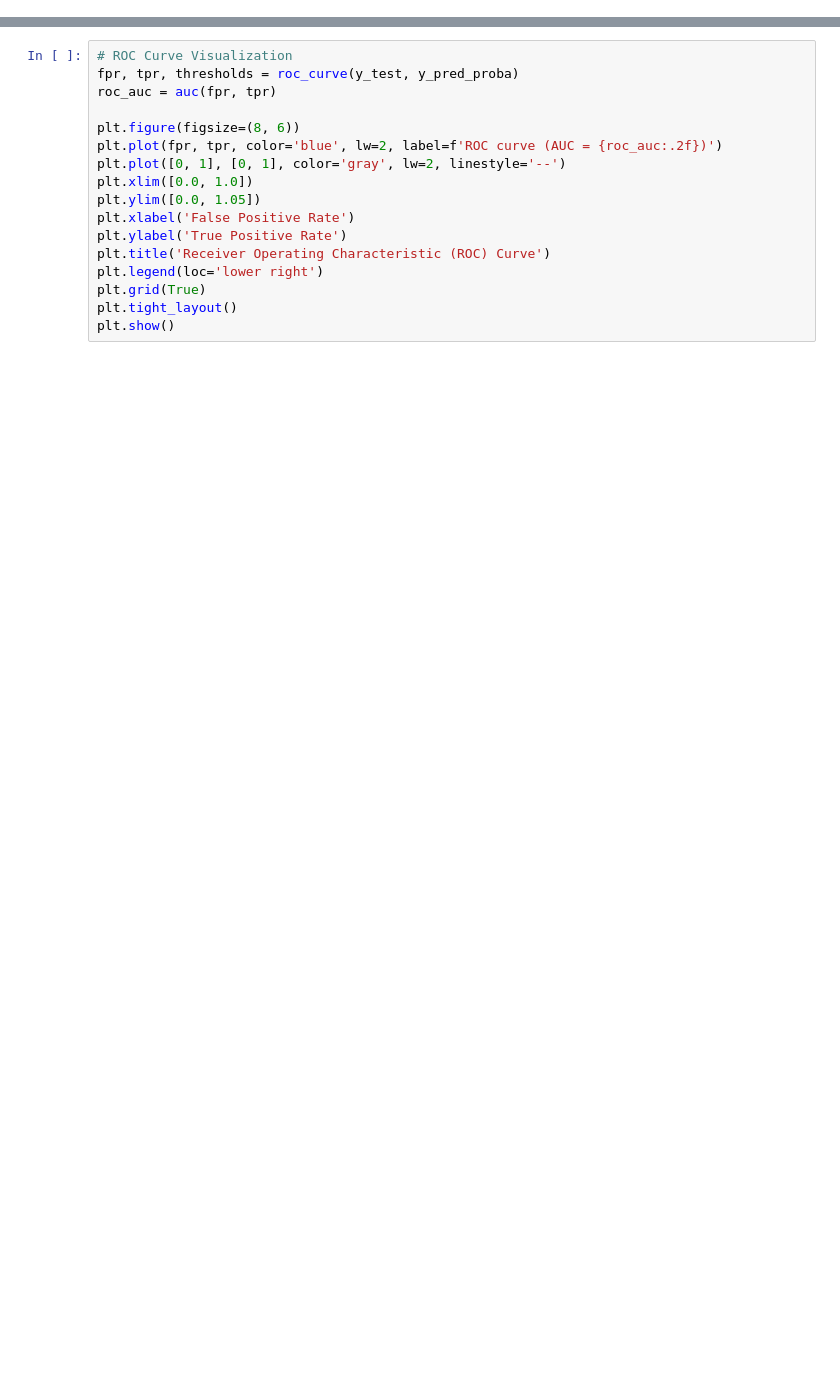
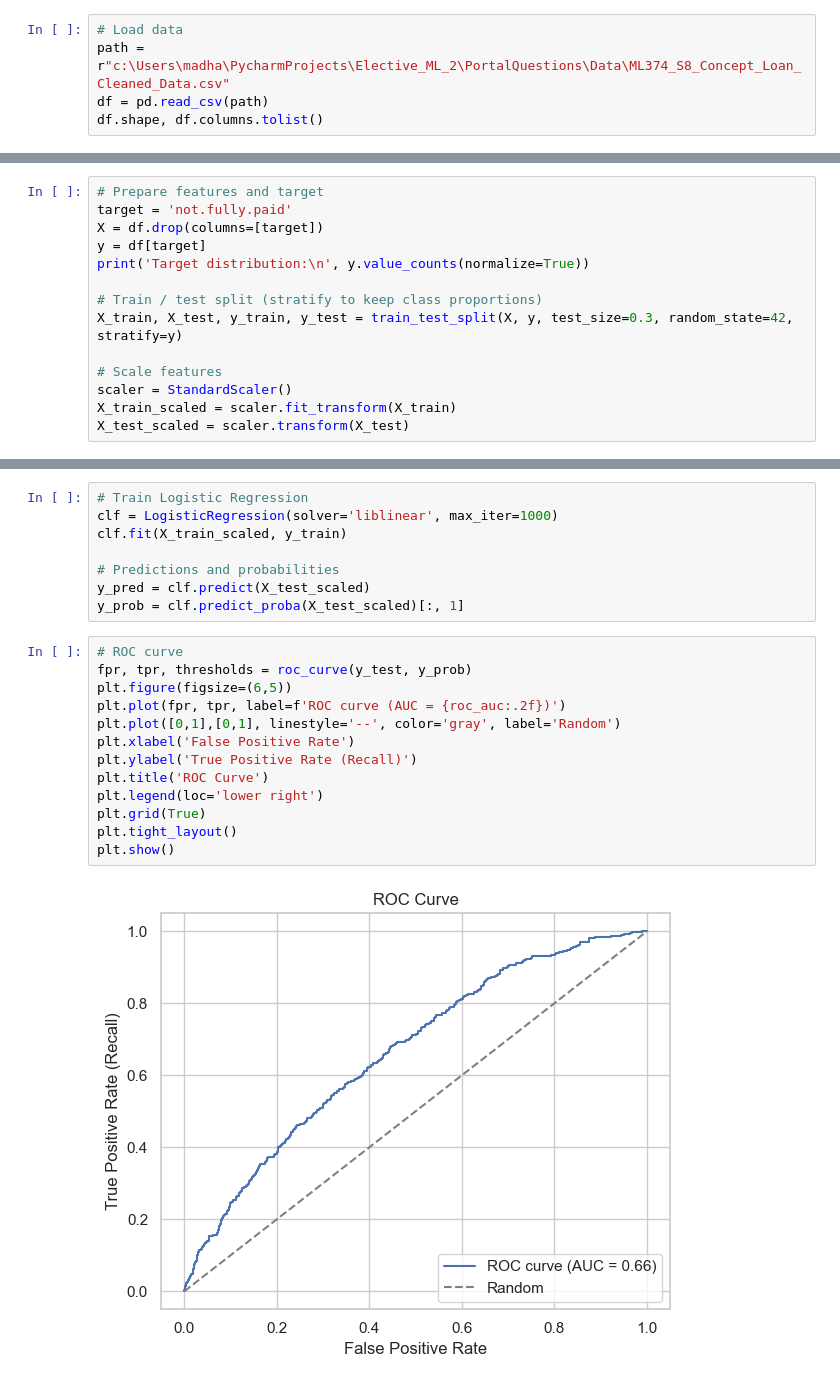
Before and after one commit to Madhavan1232/Elective_ML_2, a Jupyter notebook: PortalQuestions/Day8/Classwork/test_sprint8_concept2.ipynb, the cells around one changed output, grey strips where cells are left out. Saved outputs shown, nothing was run; the diff lists cells and outputs as text; blank space fills up the shorter version.

```diff
--- a/PortalQuestions/Day8/Classwork/test_sprint8_concept2.ipynb
+++ b/PortalQuestions/Day8/Classwork/test_sprint8_concept2.ipynb
@@ -58,0 +16,5 @@ plt.show()
+# %%
+# Load data
+path = r"c:\Users\madha\PycharmProjects\Elective_ML_2\PortalQuestions\Data\ML374_S8_Concept_Loan_Cleaned_Data.csv"
+df = pd.read_csv(path)
+df.shape, df.columns.tolist()
@@ -58,0 +36,14 @@ plt.show()
+# %%
+# Prepare features and target
+target = 'not.fully.paid'
+X = df.drop(columns=[target])
+y = df[target]
+print('Target distribution:\n', y.value_counts(normalize=True))
+
+# Train / test split (stratify to keep class proportions)
+X_train, X_test, y_train, y_test = train_test_split(X, y, test_size=0.3, random_state=42, stratify=y)
+
+# Scale features
+scaler = StandardScaler()
+X_train_scaled = scaler.fit_transform(X_train)
+X_test_scaled = scaler.transform(X_test)
@@ -59,17 +56,23 @@ plt.show()
+# %%
+# Train Logistic Regression
+clf = LogisticRegression(solver='liblinear', max_iter=1000)
+clf.fit(X_train_scaled, y_train)
+
+# Predictions and probabilities
+y_pred = clf.predict(X_test_scaled)
+y_prob = clf.predict_proba(X_test_scaled)[:, 1]
 # %%
-# ROC Curve Visualization
-fpr, tpr, thresholds = roc_curve(y_test, y_pred_proba)
-roc_auc = auc(fpr, tpr)
-
-plt.figure(figsize=(8, 6))
-plt.plot(fpr, tpr, color='blue', lw=2, label=f'ROC curve (AUC = {roc_auc:.2f})')
-plt.plot([0, 1], [0, 1], color='gray', lw=2, linestyle='--')
-plt.xlim([0.0, 1.0])
-plt.ylim([0.0, 1.05])
+# ROC curve
+fpr, tpr, thresholds = roc_curve(y_test, y_prob)
+plt.figure(figsize=(6,5))
+plt.plot(fpr, tpr, label=f'ROC curve (AUC = {roc_auc:.2f})')
+plt.plot([0,1],[0,1], linestyle='--', color='gray', label='Random')
 plt.xlabel('False Positive Rate')
-plt.ylabel('True Positive Rate')
-plt.title('Receiver Operating Characteristic (ROC) Curve')
+plt.ylabel('True Positive Rate (Recall)')
+plt.title('ROC Curve')
 plt.legend(loc='lower right')
 plt.grid(True)
 plt.tight_layout()
 plt.show()
+# %% [output]
+[figure, added]
```
Also changed, not shown: parts of 9 cells of this notebook, 30 other files.
